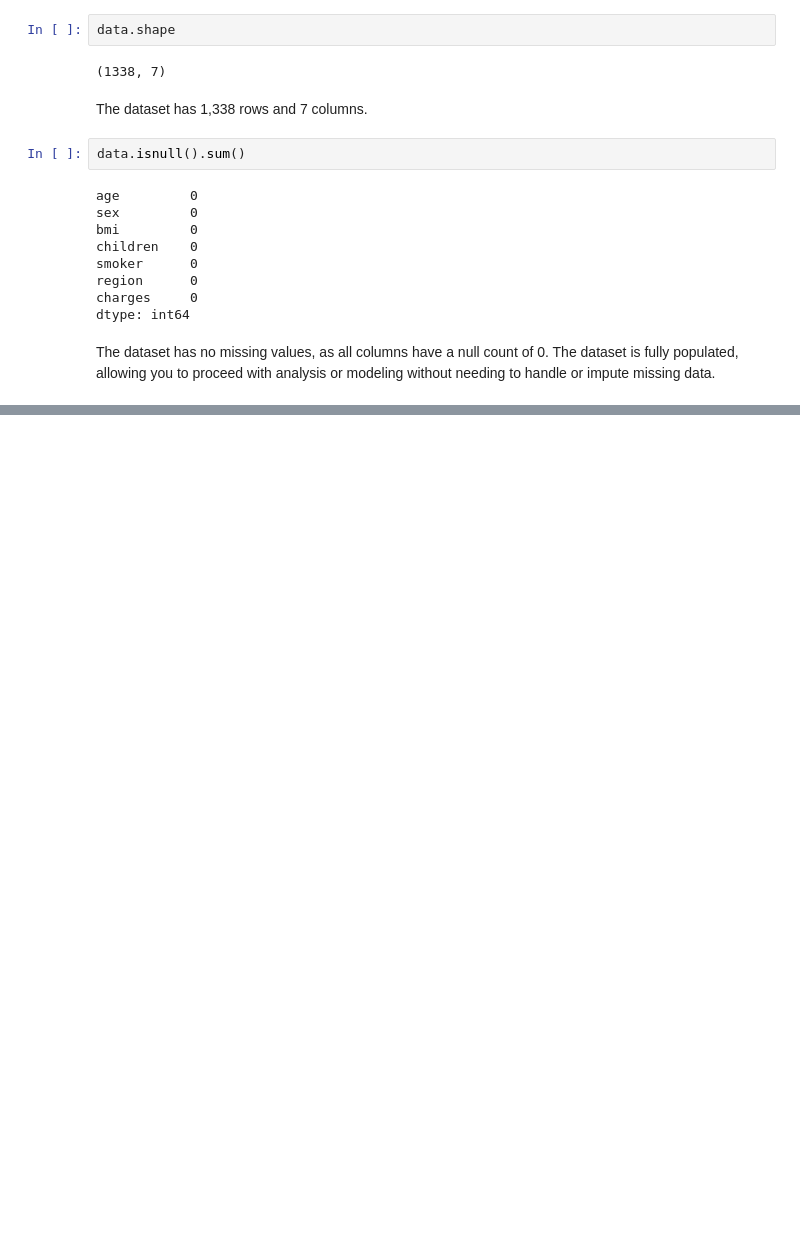
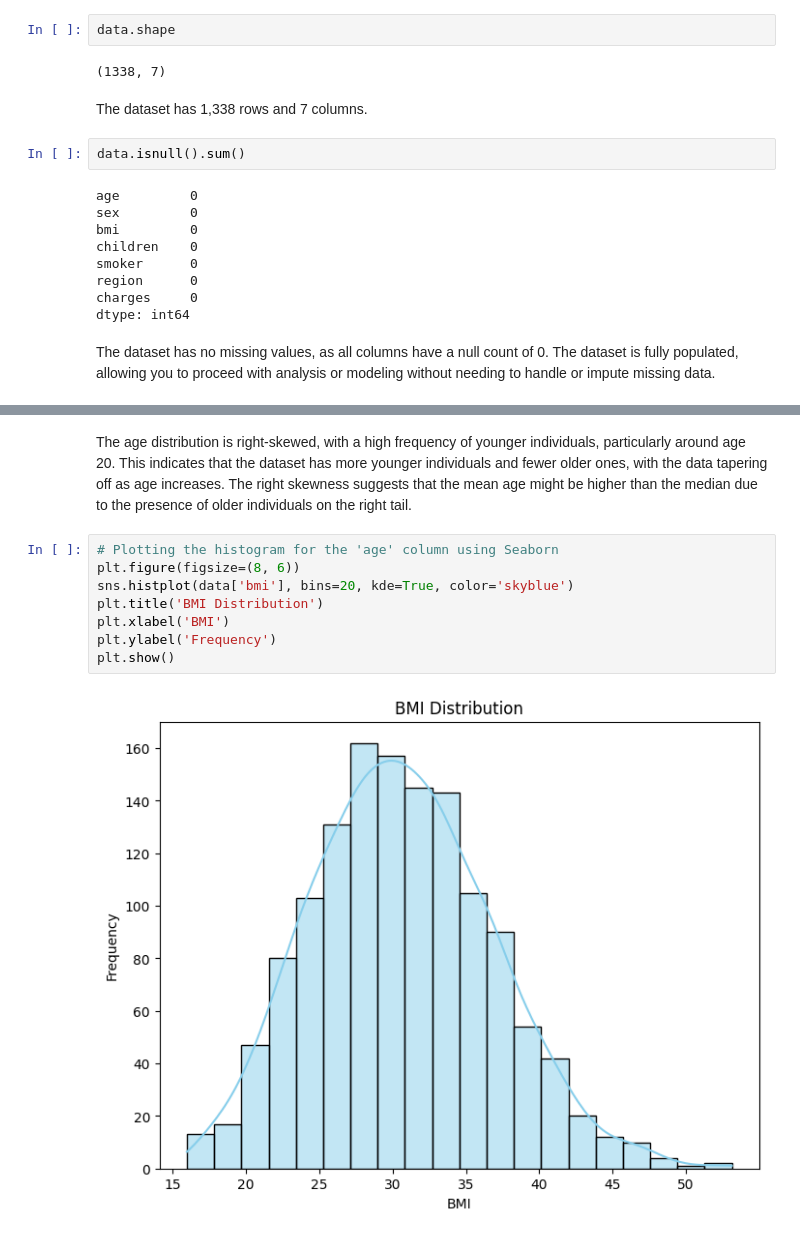
Before and after one commit to ans9611/Predictive_InsureCalc, a Jupyter notebook: Predictive_InsureCalc.ipynb, the cells around one changed output, grey strips where cells are left out. Drawn from its saved outputs; the diff is of its cells as text; blank space fills up the shorter version.

```diff
--- a/Predictive_InsureCalc.ipynb
+++ b/Predictive_InsureCalc.ipynb
@@ -74,0 +85,12 @@ The dataset has no missing values, as all columns have a null count of 0. The da
+# %% [markdown]
+The age distribution is right-skewed, with a high frequency of younger individuals, particularly around age 20. This indicates that the dataset has more younger individuals and fewer older ones, with the data tapering off as age increases. The right skewness suggests that the mean age might be higher than the median due to the presence of older individuals on the right tail.
+# %%
+# Plotting the histogram for the 'age' column using Seaborn
+plt.figure(figsize=(8, 6))
+sns.histplot(data['bmi'], bins=20, kde=True, color='skyblue')
+plt.title('BMI Distribution')
+plt.xlabel('BMI')
+plt.ylabel('Frequency')
+plt.show()
+# %% [output]
+[figure, added]
```
Also changed, not shown: parts of 2 cells of this notebook.
